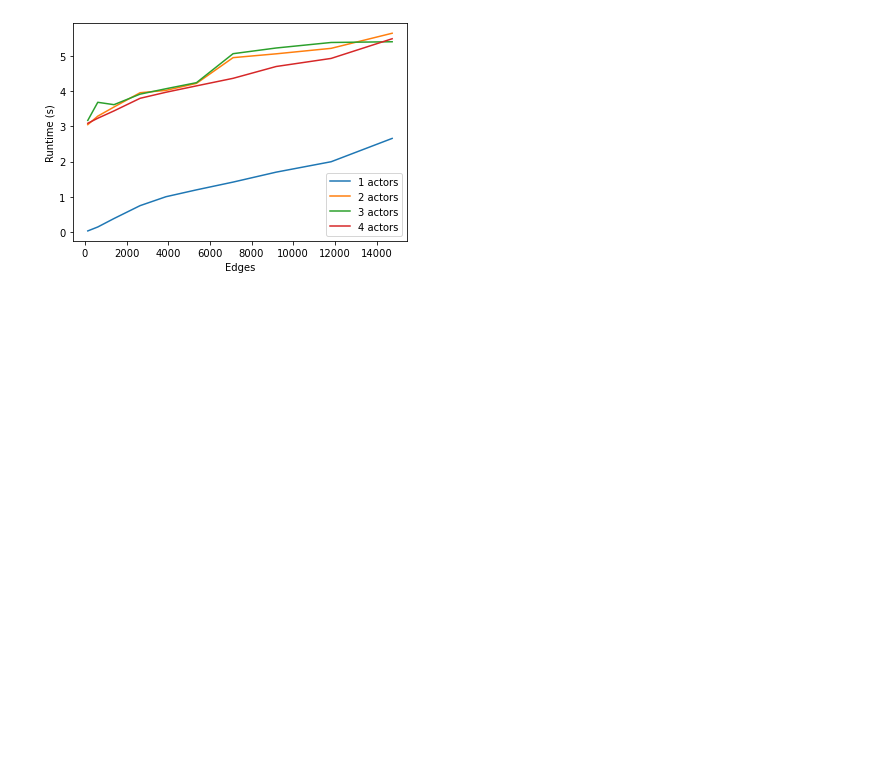
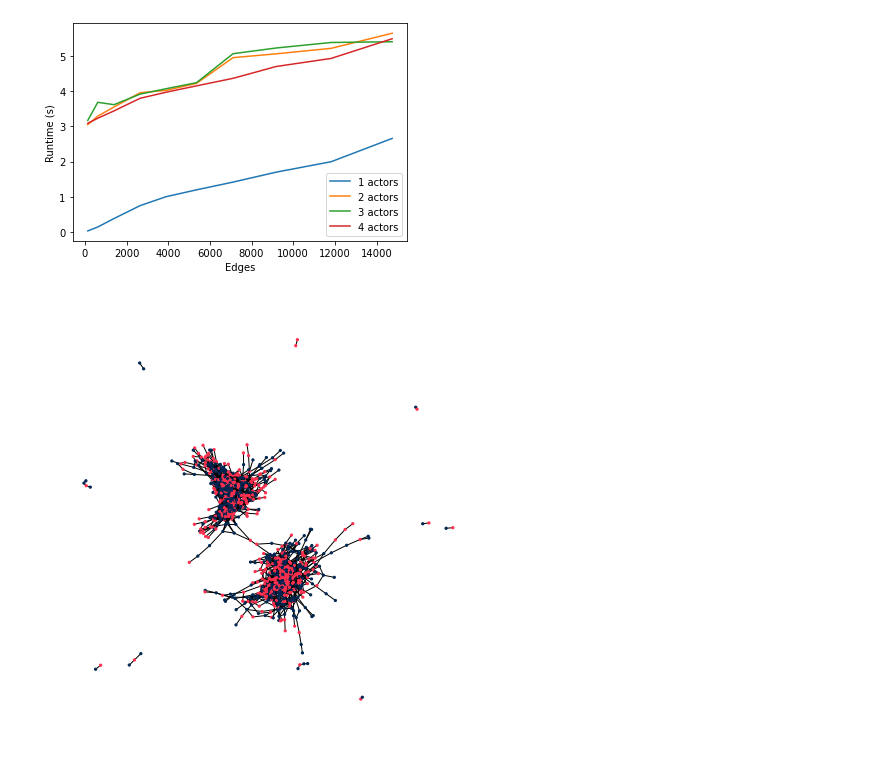
Before and after one commit to cwru-xlab/sharetrace-ray, a Jupyter notebook: evaluation/Evaluation.ipynb, the cells around one changed output. Saved outputs shown, nothing was run; the diff lists cells and outputs as text; code cells hidden in the pictures; blank space fills up the shorter version.

```diff
--- a/evaluation/Evaluation.ipynb
+++ b/evaluation/Evaluation.ipynb
@@ -109,10 +112,13 @@ def adj_mat(graph, n_nodes):
         adj[n1][n2] = 1
     return adj
 
-def plot_graph(adj, labels, fname=None):
+def plot_graph(adj, labels, colors=COLORS, fname=None):
     f = plt.figure()
     network = nx.from_numpy_array(adj)
-    nx.draw(network, node_color=COLORS[labels], node_size=5, ax=f.add_subplot(111))
+    if colors is None:
+        nx.draw(network, node_size=5, ax=f.add_subplot(111))
+    else:
+        nx.draw(network, node_color=colors[labels], node_size=5, ax=f.add_subplot(111))
     if fname is not None:
         f.savefig(fname, dpi=400, bbox_inches='tight')
 
@@ -191,3 +197,18 @@ rtimes = get_risk_prop_runtimes(ray, nested=True)
 plot_risk_prop_runtimes(stimes, rtimes, edges, 'rp-runtimes.png')
 # %% [output]
 [figure]
+# %%
+data = synthetic.create_data(1000)
+scores, hists = data.scores, data.geohashes()
+# %%
+cs = search.ContactSearch(min_dur=15, workers=-1)
+contacts = cs.search(hists)
+# %%
+rp = propagation.RiskPropagation(workers=2)
+# %%
+matplotlib.rcParams['figure.figsize'] = (8,8)
+graph, _, labels = rp.create_graph(scores, contacts)
+adj = adj_mat(graph, rp.nodes)
+plot_graph(adj, labels, fname='bipartite.png')
+# %% [output]
+[figure, added]
```
Also changed, not shown: parts of 1 cell of this notebook, 3 other files.
